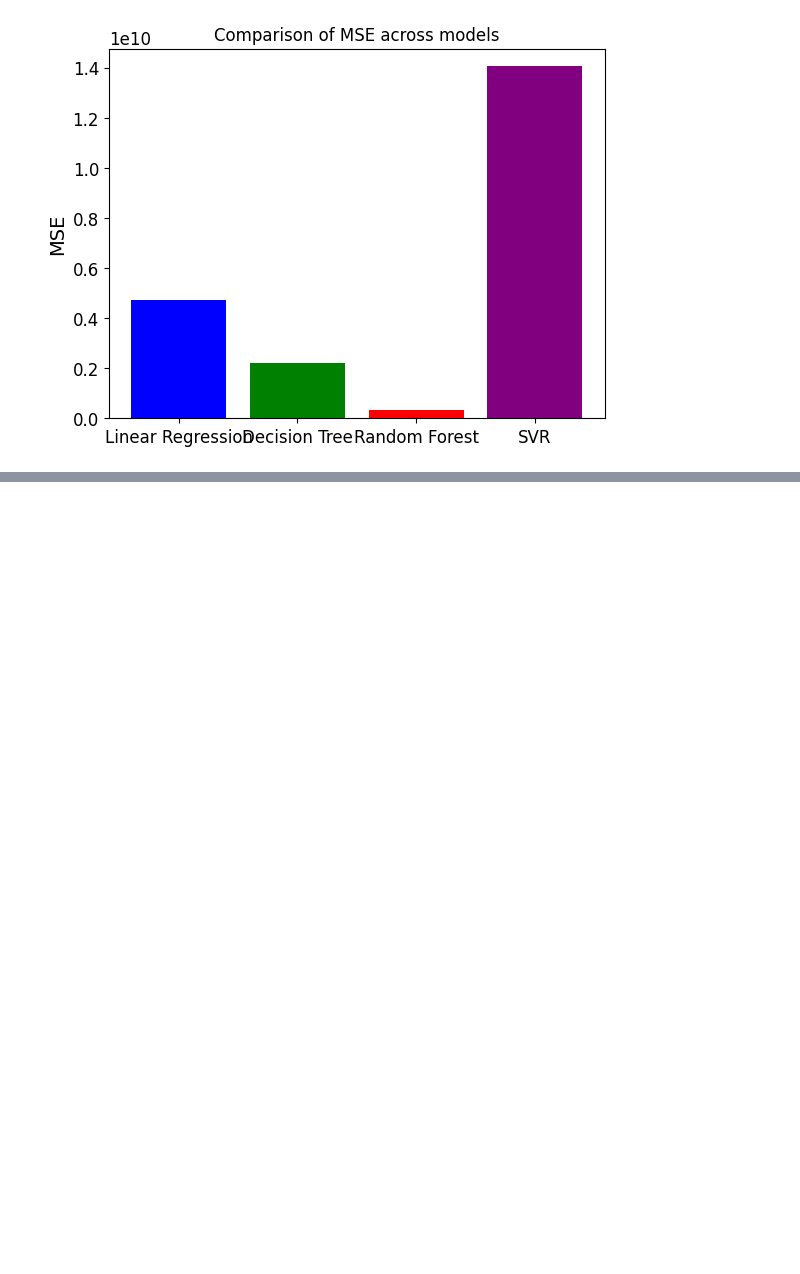
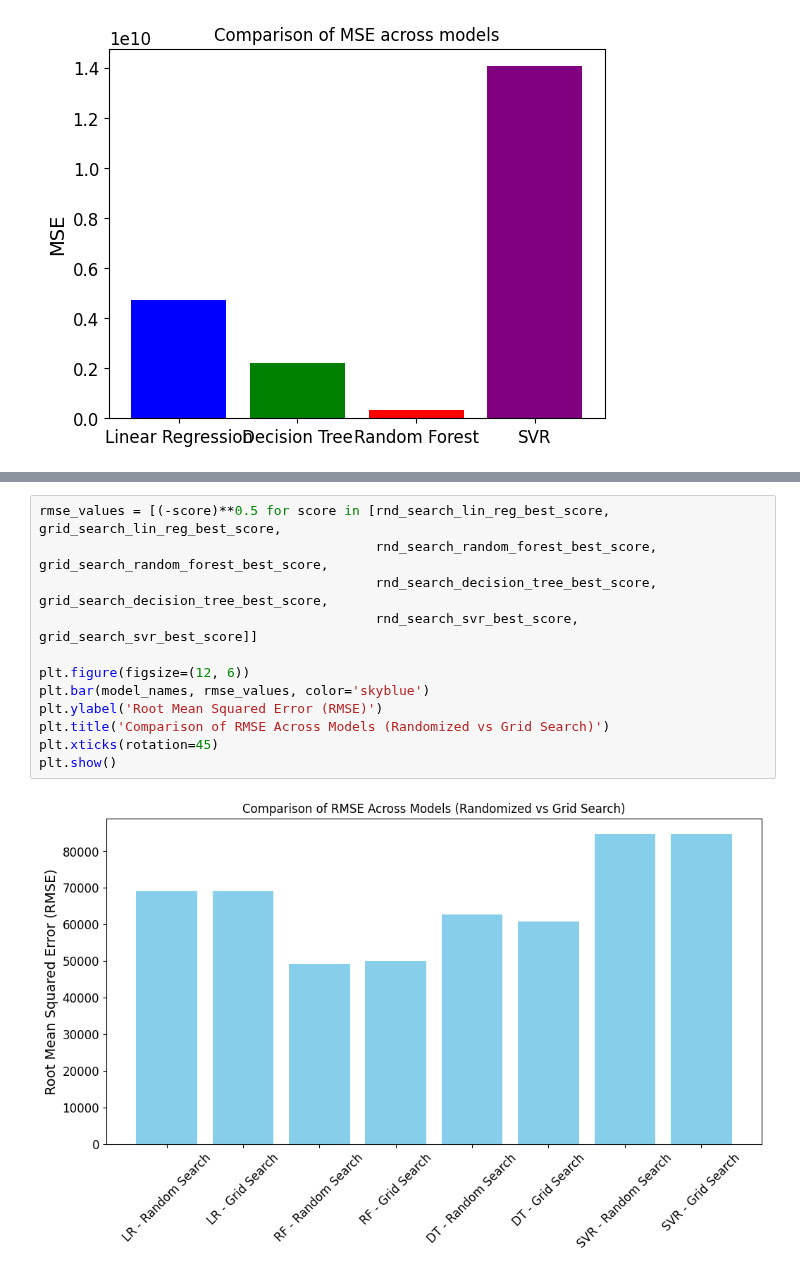
Before and after one commit to Justine-IA/IAI600Lab, a Jupyter notebook: main.ipynb, the cells around one changed output, grey strips where cells are left out. Saved outputs shown, nothing was run; the diff lists cells and outputs as text; blank space fills up the shorter version.

```diff
--- a/main.ipynb
+++ b/main.ipynb
@@ -596,0 +998,14 @@ plt.show()
+# %%
+rmse_values = [(-score)**0.5 for score in [rnd_search_lin_reg_best_score, grid_search_lin_reg_best_score,
+                                           rnd_search_random_forest_best_score, grid_search_random_forest_best_score,
+                                           rnd_search_decision_tree_best_score, grid_search_decision_tree_best_score,
+                                           rnd_search_svr_best_score, grid_search_svr_best_score]]
+
+plt.figure(figsize=(12, 6))
+plt.bar(model_names, rmse_values, color='skyblue')
+plt.ylabel('Root Mean Squared Error (RMSE)')
+plt.title('Comparison of RMSE Across Models (Randomized vs Grid Search)')
+plt.xticks(rotation=45)
+plt.show()
+# %% [output]
+[figure, added]
```
Also changed, not shown: parts of 56 cells of this notebook.
